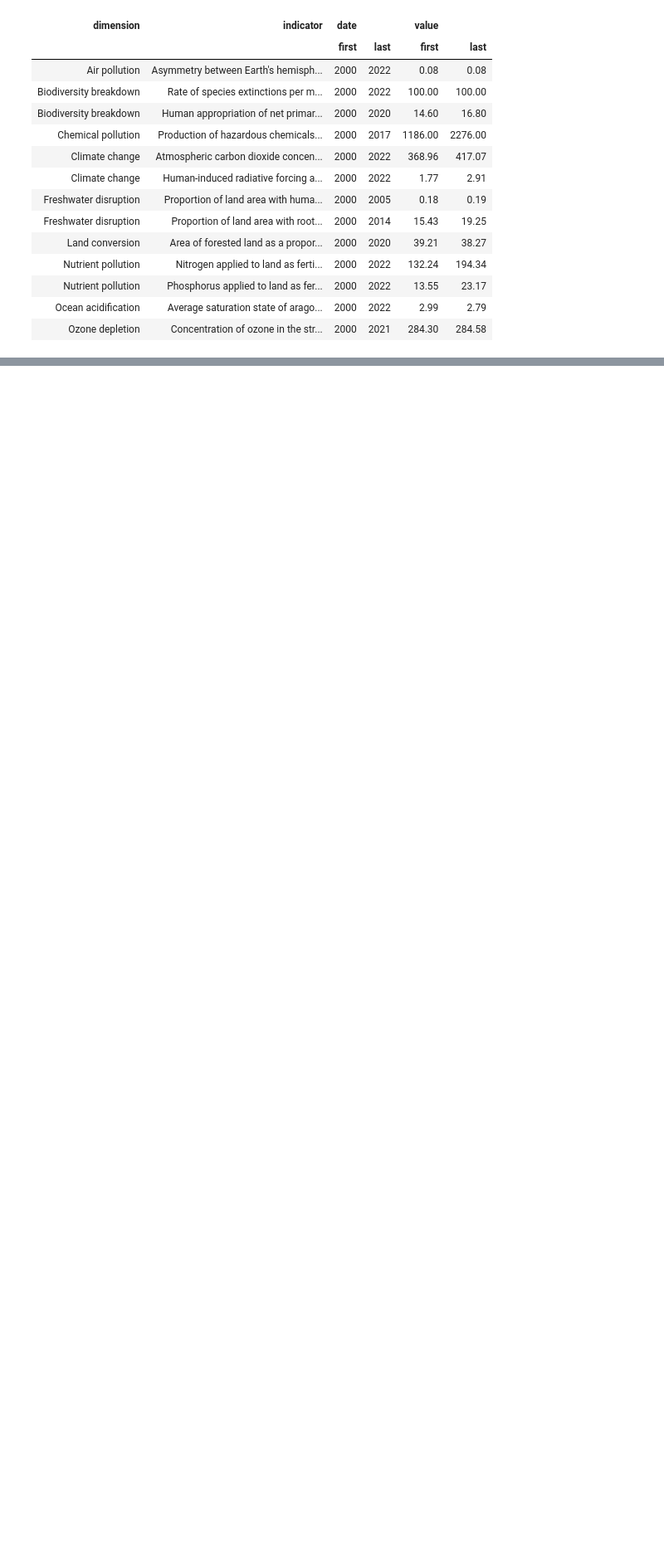
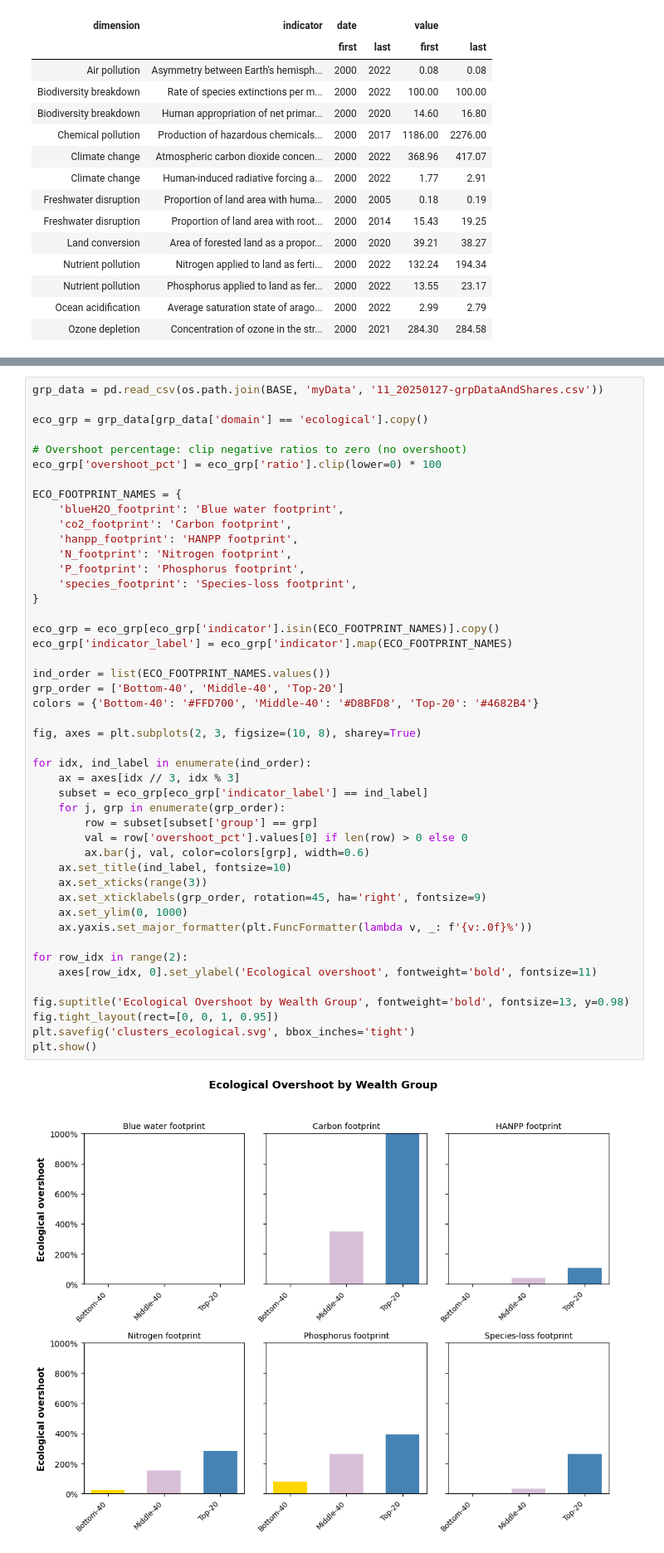
Before and after one commit to anna-megalou/doughnut, a Jupyter notebook: assignment.ipynb, the cells around one changed output, grey strips where cells are left out. Shown at 83% size. Cells and saved outputs as stored; diff of their text form; blank space fills up the shorter version.

```diff
--- a/assignment.ipynb
+++ b/assignment.ipynb
@@ -312,0 +320,48 @@ style_summary_table(table2)
+# %%
+grp_data = pd.read_csv(os.path.join(BASE, 'myData', '11_20250127-grpDataAndShares.csv'))
+
+eco_grp = grp_data[grp_data['domain'] == 'ecological'].copy()
+
+# Overshoot percentage: clip negative ratios to zero (no overshoot)
+eco_grp['overshoot_pct'] = eco_grp['ratio'].clip(lower=0) * 100
+
+ECO_FOOTPRINT_NAMES = {
+    'blueH2O_footprint': 'Blue water footprint',
+    'co2_footprint': 'Carbon footprint',
+    'hanpp_footprint': 'HANPP footprint',
+    'N_footprint': 'Nitrogen footprint',
+    'P_footprint': 'Phosphorus footprint',
+    'species_footprint': 'Species-loss footprint',
+}
+
+eco_grp = eco_grp[eco_grp['indicator'].isin(ECO_FOOTPRINT_NAMES)].copy()
+eco_grp['indicator_label'] = eco_grp['indicator'].map(ECO_FOOTPRINT_NAMES)
+
+ind_order = list(ECO_FOOTPRINT_NAMES.values())
+grp_order = ['Bottom-40', 'Middle-40', 'Top-20']
+colors = {'Bottom-40': '#FFD700', 'Middle-40': '#D8BFD8', 'Top-20': '#4682B4'}
+
+fig, axes = plt.subplots(2, 3, figsize=(10, 8), sharey=True)
+
+for idx, ind_label in enumerate(ind_order):
+    ax = axes[idx // 3, idx % 3]
+    subset = eco_grp[eco_grp['indicator_label'] == ind_label]
+    for j, grp in enumerate(grp_order):
+        row = subset[subset['group'] == grp]
+        val = row['overshoot_pct'].values[0] if len(row) > 0 else 0
+        ax.bar(j, val, color=colors[grp], width=0.6)
+    ax.set_title(ind_label, fontsize=10)
+    ax.set_xticks(range(3))
+    ax.set_xticklabels(grp_order, rotation=45, ha='right', fontsize=9)
+    ax.set_ylim(0, 1000)
+    ax.yaxis.set_major_formatter(plt.FuncFormatter(lambda v, _: f'{v:.0f}%'))
+
+for row_idx in range(2):
+    axes[row_idx, 0].set_ylabel('Ecological overshoot', fontweight='bold', fontsize=11)
+
+fig.suptitle('Ecological Overshoot by Wealth Group', fontweight='bold', fontsize=13, y=0.98)
+fig.tight_layout(rect=[0, 0, 1, 0.95])
+plt.savefig('clusters_ecological.svg', bbox_inches='tight')
+plt.show()
+# %% [output]
+[figure, added]
```
Also changed, not shown: parts of 2 cells of this notebook, 1 other file.
